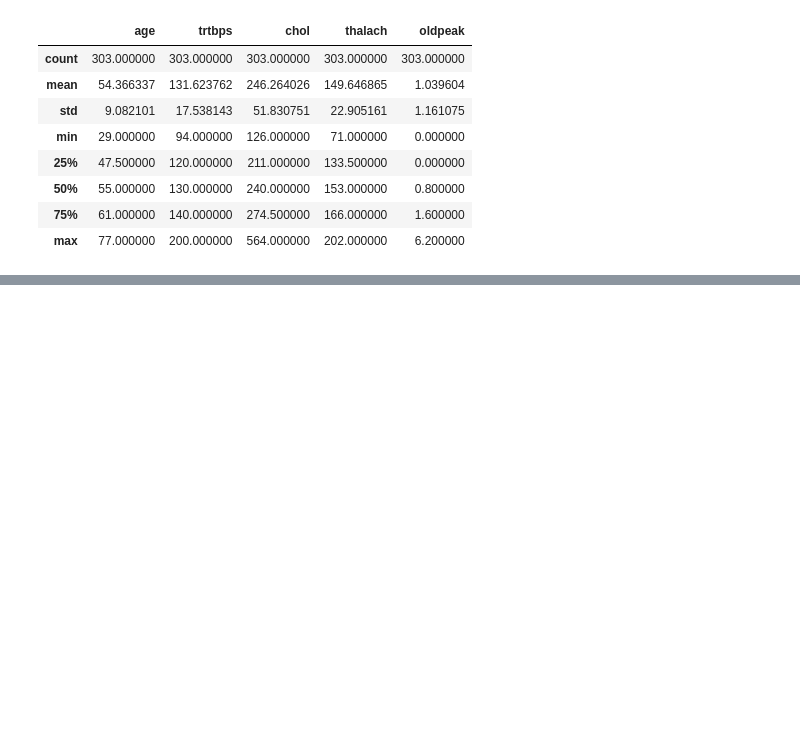
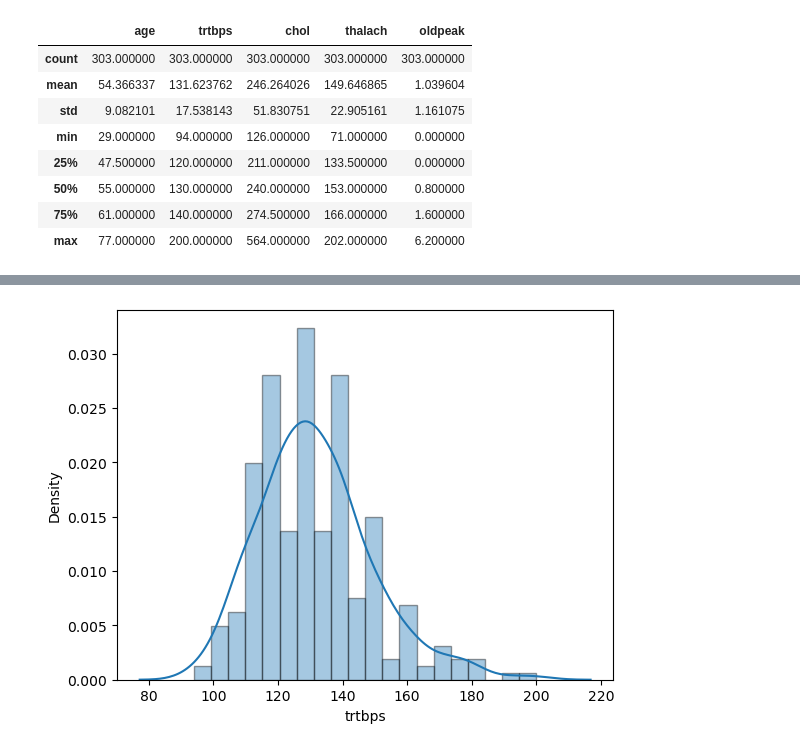
Before and after one commit to htbitb/Heart-Attack-Analysis-And-Prediction, a Jupyter notebook: Heart_Attack_Analysis.ipynb, the cells around one changed output, grey strips where cells are left out. Cells and saved outputs as stored; diff of their text form; code cells hidden in the pictures; blank space fills up the shorter version.

```diff
--- a/Heart_Attack_Analysis.ipynb
+++ b/Heart_Attack_Analysis.ipynb
@@ -228,0 +255,7 @@ df[numeric_var].describe()
+# %%
+# "trtbps" variable
+sns.distplot(df["trtbps"], hist_kws = dict(linewidth = 1, edgecolor = "k"), bins = 20);
+# bins: are essentially the containers or ranges into which the continuous data is divided to create
+# the histogram.
+# %% [output]
+[figure, added]
```
Also changed, not shown: parts of 11 cells of this notebook.
